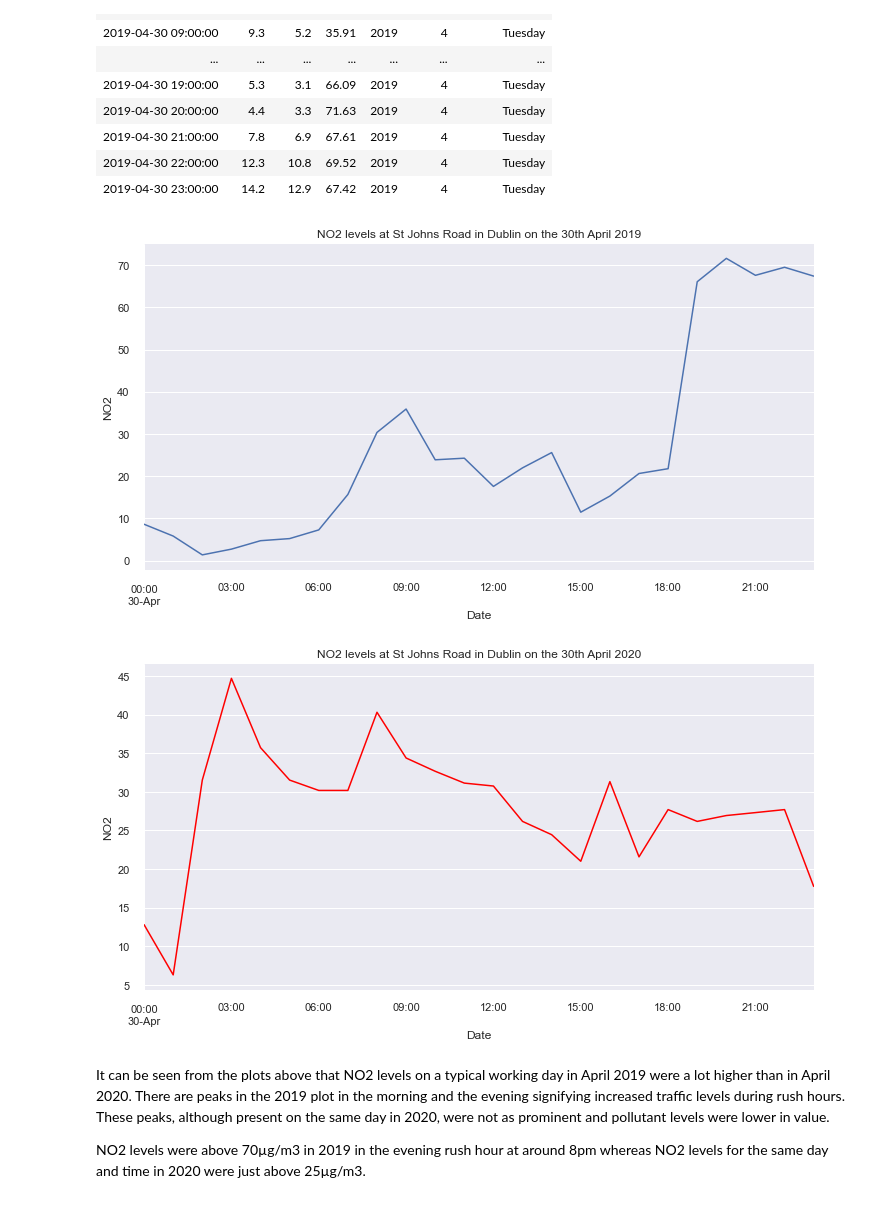
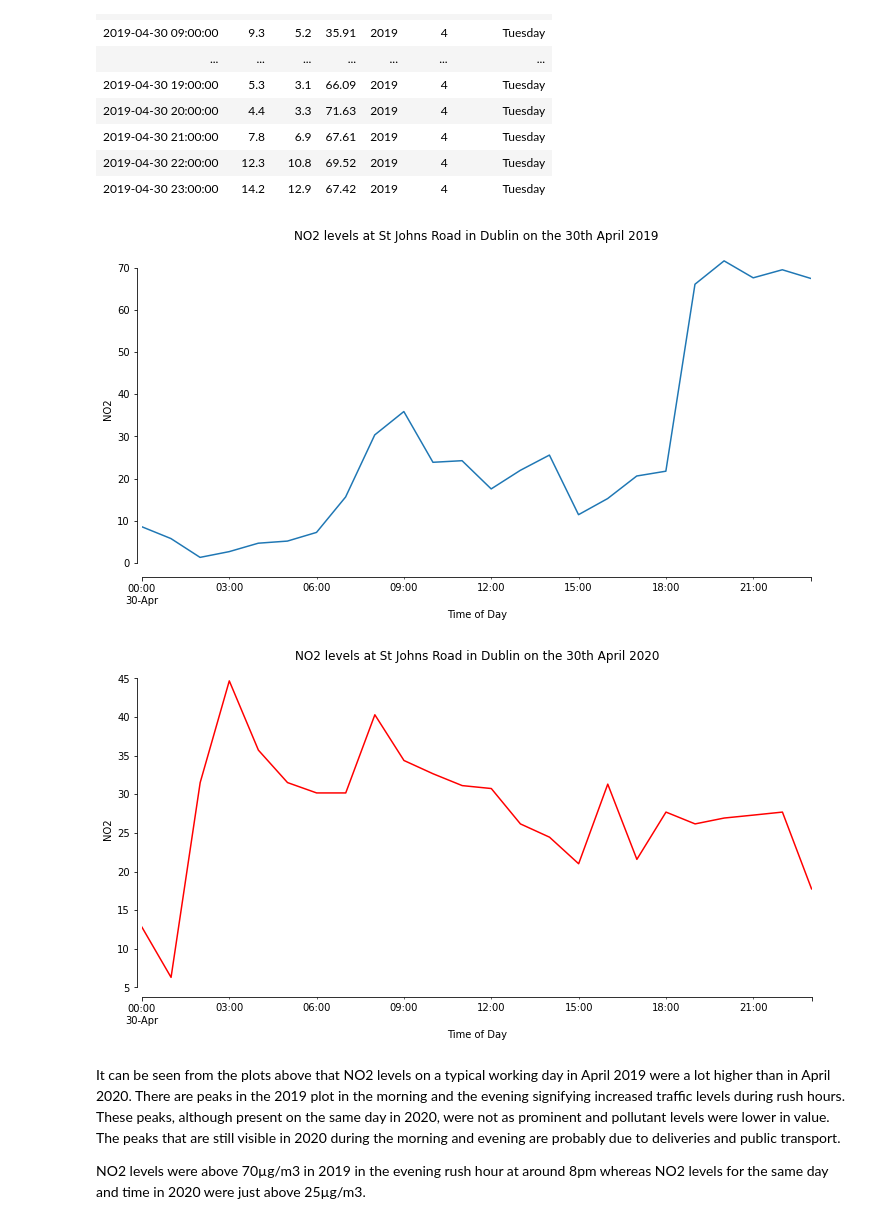
Before and after one commit to beccycole/Data-Visualisation-Project, a Jupyter notebook: St John's Road Monitoring Station.ipynb, the cells around one changed output. Saved outputs shown, nothing was run; the diff lists cells and outputs as text; code cells hidden in the pictures.

```diff
--- a/St John's Road Monitoring Station.ipynb
+++ b/St John's Road Monitoring Station.ipynb
@@ -239,6 +241,6 @@ df.head(3)
 # %%
-# rename the column name PM2.5 as not recognised when creating plots
-df.rename(columns = {'PM2.5':'PM25'}, inplace = True)
+# rename the column name PM2 5 as not recognised when creating plots
+df.rename(columns = {'PM2 5':'PM25'}, inplace = True)
 
 # check the column name has changed
 df.head(2)
@@ -523,23 +537,23 @@ fig, ax = plt.subplots(figsize=(12,6))
 ax = df.loc['2019-04-30', 'NO2'].plot()
 
 # add title and axis labels to plot
-ax.set(title='NO2 levels at St Johns Road in Dublin on the 30th April 2019', xlabel='Date', ylabel='NO2')
+ax.set(title='NO2 levels at St Johns Road in Dublin on the 30th April 2019', xlabel='Time of Day', ylabel='NO2')
 sns.despine(offset=5, trim=True)
 # %% [output]
-[figure, old version]
+[figure, new version]
 # %%
 # set the size of the plot
 fig, ax = plt.subplots(figsize=(12,6))
 
 # plot NO2 levels for Thursday 30th April 2020
 ax = df.loc['2020-04-30', 'NO2'].plot(color='red')
 
 # add title and axis labels to plot
-ax.set(title='NO2 levels at St Johns Road in Dublin on the 30th April 2020', xlabel='Date', ylabel='NO2')
+ax.set(title='NO2 levels at St Johns Road in Dublin on the 30th April 2020', xlabel='Time of Day', ylabel='NO2')
 sns.despine(offset=5, trim=True)
 # %% [output]
-[figure, old version]
+[figure, new version]
 # %% [markdown]
-It can be seen from the plots above that NO2 levels on a typical working day in April 2019 were a lot higher than in April 2020. There are peaks in the 2019 plot in the morning and the evening signifying increased traffic levels during rush hours. These peaks, although present on the same day in 2020, were not as prominent and pollutant levels were lower in value.
+It can be seen from the plots above that NO2 levels on a typical working day in April 2019 were a lot higher than in April 2020. There are peaks in the 2019 plot in the morning and the evening signifying increased traffic levels during rush hours. These peaks, although present on the same day in 2020, were not as prominent and pollutant levels were lower in value. The peaks that are still visible in 2020 during the morning and evening are probably due to deliveries and public transport.
 
 NO2 levels were above 70µg/m3 in 2019 in the evening rush hour at around 8pm whereas NO2 levels for the same day and time in 2020 were just above 25µg/m3.
```
Also changed, not shown: parts of 24 cells of this notebook, 2 other files.
